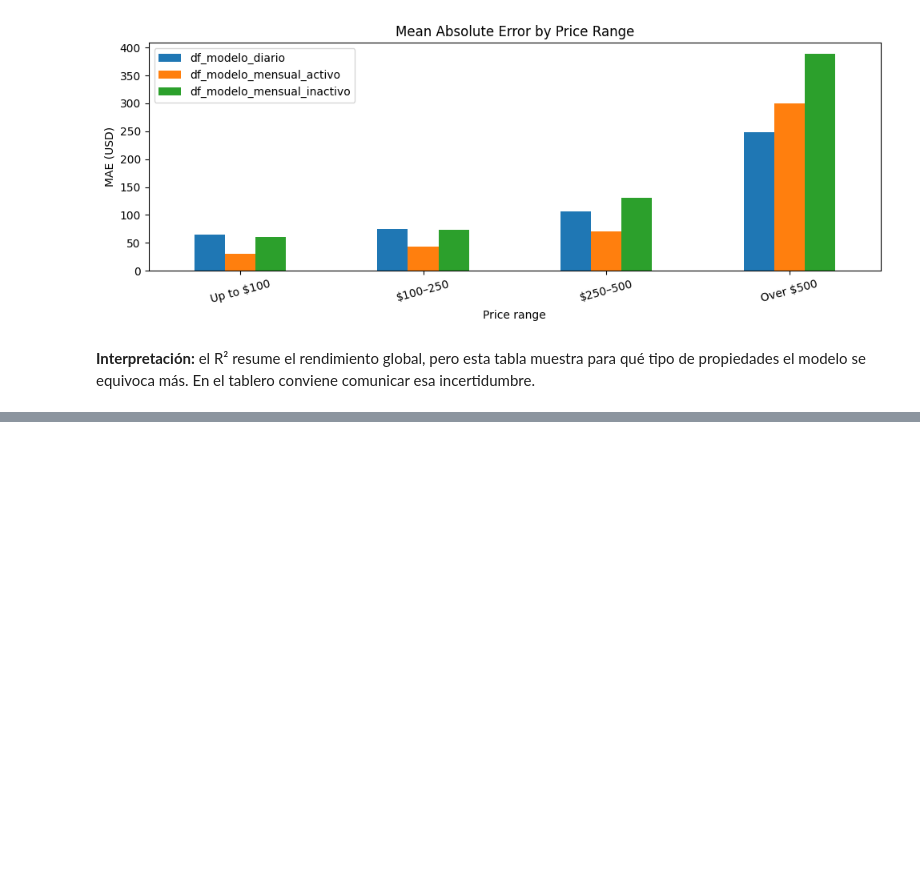
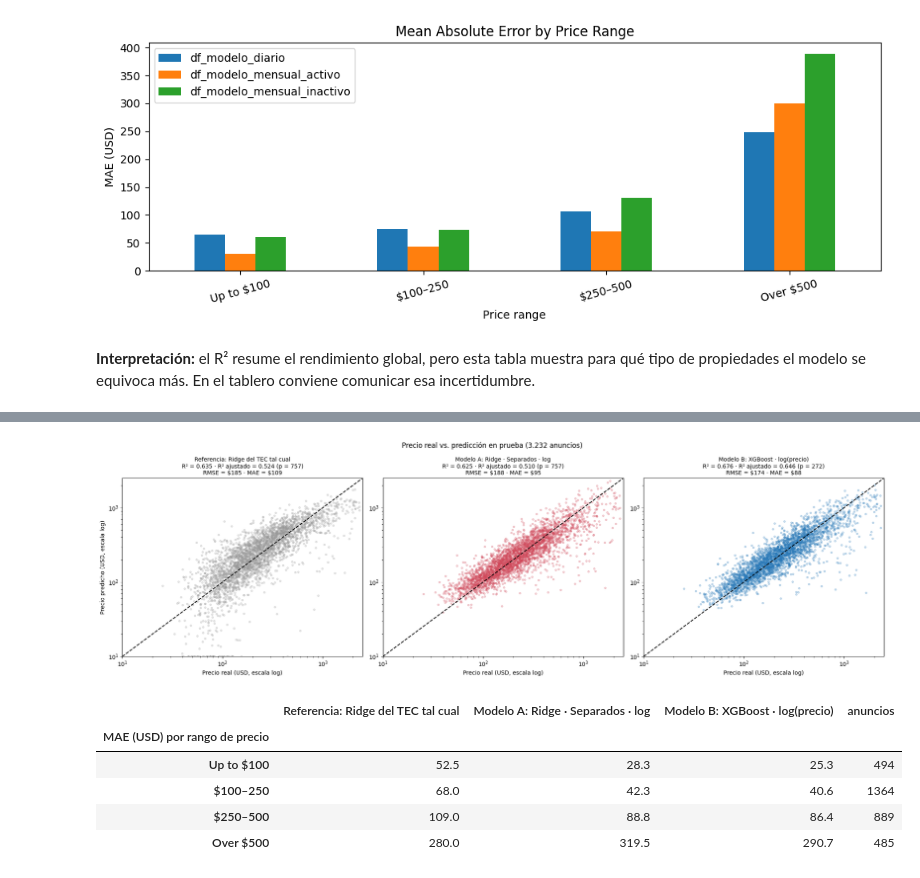
Before and after one commit to andrw4-4/airbnb-la-stay-actd, a Jupyter notebook: notebooks/LA_LA_Stay_.ipynb, the cells around one changed output, grey strips where cells are left out. Drawn from its saved outputs; the diff is of its cells as text; code cells hidden in the pictures; blank space fills up the shorter version.

Commit message:
Secciones 7 y 8: Modelo TEC (3 Ridge por grupo) y Modelo Andes (un solo XGBoost)

```diff
--- a/notebooks/LA_LA_Stay_.ipynb
+++ b/notebooks/LA_LA_Stay_.ipynb
@@ -1456,0 +1634,20 @@ plt.show()
+# %%
+def stack_split(part):
+    frames = []
+    for name, d in datasets.items():
+        X = d[f'X_{part}'].copy()
+        g = next(k for k, v in NAMES.items() if v == name)
+        X['activo'] = model_dfs[g].loc[X.index, 'activo'].to_numpy()
+        X['es_mensual'] = int(g != 'Diario')
+        X['dataset'] = name
+        X['price_num'] = d[f'y_{part}'].to_numpy()
+        X.index = name + '_' + X.index.astype(str)       # índice único entre grupos
+        frames.append(X)
+    return pd.concat(frames)
+
+train_all, test_all = stack_split('train'), stack_split('test')
+BASE_FEATURES = [c for c in datasets['df_modelo_diario']['X_train'].columns]
+CATEGORICAL = datasets['df_modelo_diario']['category_features']
+GROUP_FLAGS = ['es_mensual', 'activo']
+print(f'Entrenamiento: {len(train_all):,} anuncios | Prueba: {len(test_all):,} anuncios')
+print(test_all['dataset'].value_counts().to_string())
@@ -1456,0 +1813,47 @@ plt.show()
+# %%
+# Número de columnas de cada modelo (después del one-hot), para el R² ajustado.
+# Modelos separados por grupo: suma de las columnas de los 3 modelos.
+# XGBoost: columnas de entrada (solo referencia: un modelo de árboles no tiene un número fijo de parámetros).
+cols_separados = sum(d['model'].named_steps['prepare'].transform(d['X_test'].head(1)).shape[1] for d in datasets.values())
+P_COLUMNS = {'Referencia: Ridge del TEC tal cual': cols_separados}
+P_COLUMNS[f'Modelo A: Ridge · {BEST_RIDGE}'] = (cols_separados if BEST_RIDGE.startswith('Separados')
+                                               else to_dense(ColumnTransformer([('c', OneHotEncoder(handle_unknown='ignore'), CATEGORICAL)],
+                                                    remainder='passthrough').fit_transform(train_all[BASE_FEATURES + GROUP_FLAGS])).shape[1])
+if HAS_XGB:
+    P_COLUMNS['Modelo B: XGBoost · log(precio)'] = A_train.shape[1]
+
+fig, axes = plt.subplots(1, len(final_models), figsize=(6.5 * len(final_models), 6))
+colors = ['#999999', '#d1495b', '#2a7ab9']
+y = test_all['price_num']
+for ax, (model_name, pred), color in zip(axes, final_models.items(), colors):
+    ax.scatter(y, np.clip(pred, 10, None), alpha=0.25, s=10, color=color)
+    ax.plot([10, 2500], [10, 2500], '--', color='black')
+    ax.set_xscale('log'); ax.set_yscale('log'); ax.set_xlim(10, 2500); ax.set_ylim(10, 2500)
+    r2 = r2_score(y, pred)
+    r2_adj = adjusted_r2(r2, len(y), P_COLUMNS[model_name])
+    rmse = np.sqrt(mean_squared_error(y, pred))
+    mae = mean_absolute_error(y, pred)
+    ax.set_title(f"{model_name}\nR² = {r2:.3f} · R² ajustado = {r2_adj:.3f} (p = {P_COLUMNS[model_name]})\n"
+                 f"RMSE = \\${rmse:.0f} · MAE = \\${mae:.0f}", fontsize=10)
+    ax.set_xlabel('Precio real (USD, escala log)')
+axes[0].set_ylabel('Precio predicho (USD, escala log)')
+fig.suptitle('Precio real vs. predicción en prueba (3.232 anuncios)')
+plt.tight_layout()
+plt.show()
+
+
+# Error por rango de precio (mismos rangos del TEC)
+price_range = pd.cut(test_all['price_num'], bins=[0, 100, 250, 500, np.inf],
+                     labels=['Up to $100', '$100–250', '$250–500', 'Over $500'])
+mae_by_range = pd.DataFrame({m: (p - test_all['price_num']).abs().groupby(price_range, observed=False).mean()
+                             for m, p in final_models.items()})
+mae_by_range['anuncios'] = price_range.value_counts().reindex(mae_by_range.index)
+display(mae_by_range.round(1).rename_axis('MAE (USD) por rango de precio'))
+# %% [output]
+[figure, added]
+|  | Referencia: Ridge del TEC tal cual | Modelo A: Ridge · Separados · log | Modelo B: XGBoost · log(precio) | anuncios |
+| MAE (USD) por rango de precio |  |  |  |  |
+| Up to $100 | 52.5 | 28.3 | 25.3 | 494 |
+| $100–250 | 68.0 | 42.3 | 40.6 | 1364 |
+| $250–500 | 109.0 | 88.8 | 86.4 | 889 |
+| Over $500 | 280.0 | 319.5 | 290.7 | 485 |
```
Also changed, not shown: parts of 32 cells of this notebook.
